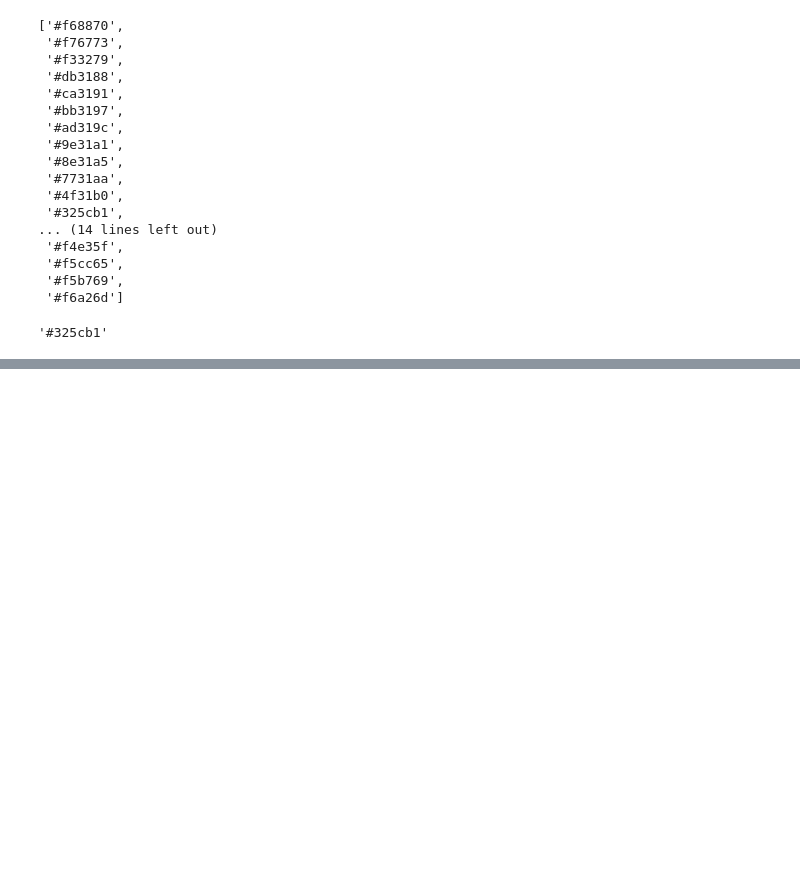
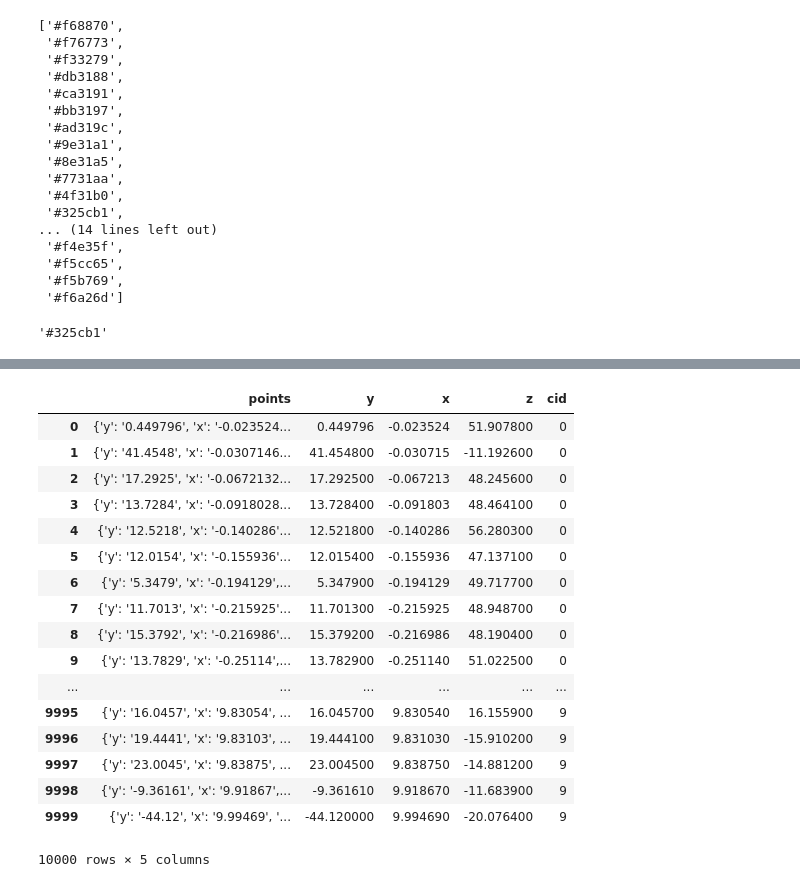
Before and after one commit to metasyn/dreda, a Jupyter notebook: data/data_generator.ipynb, the cells around one changed output, grey strips where cells are left out. Cells and saved outputs as stored; diff of their text form; code cells hidden in the pictures; blank space fills up the shorter version.

```diff
--- a/data/data_generator.ipynb
+++ b/data/data_generator.ipynb
@@ -214,0 +217,2 @@ hexes[11]
+# %%
+dataprojector_data = pd.read_json("./data.json")
@@ -214,0 +228,26 @@ hexes[11]
+# %%
+dataprojector_data['y'] = dataprojector_data.points.apply(lambda x: float(str(x).split(',')[0].split()[1][1:-1]))
+dataprojector_data['x'] = dataprojector_data.points.apply(lambda x: float(str(x).split(',')[1].split()[1][1:-1]))
+dataprojector_data['z'] = dataprojector_data.points.apply(lambda x: float(str(x).split(',')[2].split()[1][1:-1]))
+dataprojector_data['cid'] = dataprojector_data.points.apply(lambda x: float(str(x).split(',')[3].split()[1].replace('\'', '').replace('}', '')))
+# %%
+dataprojector_data
+# %% [output]
+|  | points | y | x | z | cid |
+| 0 | {'y': '0.449796', 'x': '-0.023524... | 0.449796 | -0.023524 | 51.907800 | 0 |
+| 1 | {'y': '41.4548', 'x': '-0.0307146... | 41.454800 | -0.030715 | -11.192600 | 0 |
+| 2 | {'y': '17.2925', 'x': '-0.0672132... | 17.292500 | -0.067213 | 48.245600 | 0 |
+| 3 | {'y': '13.7284', 'x': '-0.0918028... | 13.728400 | -0.091803 | 48.464100 | 0 |
+| 4 | {'y': '12.5218', 'x': '-0.140286'... | 12.521800 | -0.140286 | 56.280300 | 0 |
+| 5 | {'y': '12.0154', 'x': '-0.155936'... | 12.015400 | -0.155936 | 47.137100 | 0 |
+| 6 | {'y': '5.3479', 'x': '-0.194129',... | 5.347900 | -0.194129 | 49.717700 | 0 |
+| 7 | {'y': '11.7013', 'x': '-0.215925'... | 11.701300 | -0.215925 | 48.948700 | 0 |
+| 8 | {'y': '15.3792', 'x': '-0.216986'... | 15.379200 | -0.216986 | 48.190400 | 0 |
+| 9 | {'y': '13.7829', 'x': '-0.25114',... | 13.782900 | -0.251140 | 51.022500 | 0 |
+| ... | ... | ... | ... | ... | ... |
+| 9995 | {'y': '16.0457', 'x': '9.83054', ... | 16.045700 | 9.830540 | 16.155900 | 9 |
+| 9996 | {'y': '19.4441', 'x': '9.83103', ... | 19.444100 | 9.831030 | -15.910200 | 9 |
+| 9997 | {'y': '23.0045', 'x': '9.83875', ... | 23.004500 | 9.838750 | -14.881200 | 9 |
+| 9998 | {'y': '-9.36161', 'x': '9.91867',... | -9.361610 | 9.918670 | -11.683900 | 9 |
+| 9999 | {'y': '-44.12', 'x': '9.99469', '... | -44.120000 | 9.994690 | -20.076400 | 9 |
+10000 rows × 5 columns
```
Also changed, not shown: parts of 8 cells of this notebook, 4 other files.
